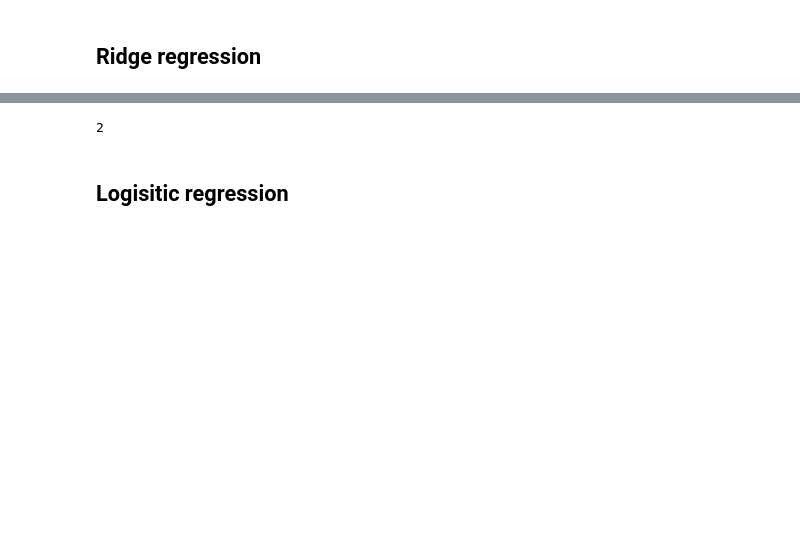
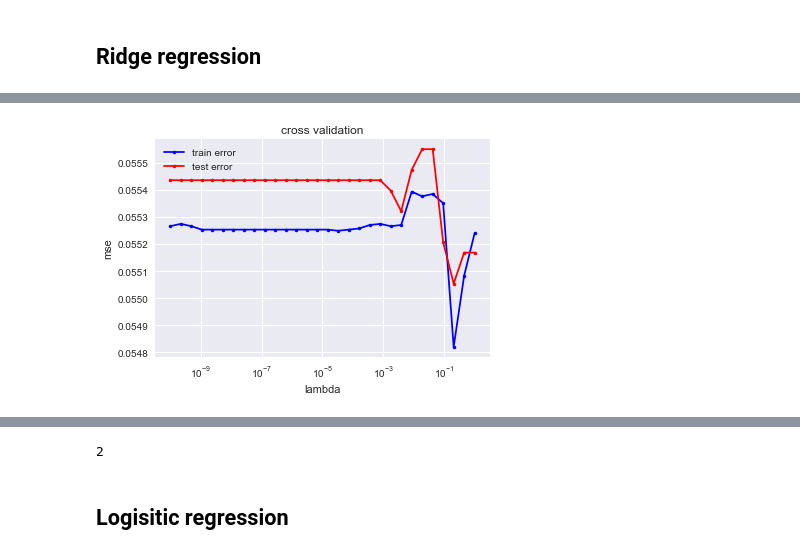
Before and after one commit to inverniz/ML_project, a Jupyter notebook: scripts/Model_building.ipynb, the cells around one changed output, grey strips where cells are left out. Saved outputs shown, nothing was run; the diff lists cells and outputs as text; code cells hidden in the pictures; blank space fills up the shorter version.

```diff
--- a/scripts/Model_building.ipynb
+++ b/scripts/Model_building.ipynb
@@ -195,0 +207,12 @@ cross_validation_visualization(lambdas, rmse_tr, rmse_te)
+# %%
+lambdas = np.logspace(-10,0,30)
+x_jet, y_jet = x_y_for_jet(x,y, 0, False)
+rmse_tr = []
+rmse_te = []
+for lambda_ in lambdas:
+    rmse_tr_, rmse_te_ = cross_validation(y_jet, x_jet, 10, ridge_regression, accuracy, {'lambda_': lambda_}, seed=5)
+    rmse_tr.append(rmse_tr_)
+    rmse_te.append(rmse_te_)
+cross_validation_visualization(lambdas, rmse_tr, rmse_te)
+# %% [output]
+[figure, added]
```
Also changed, not shown: parts of 23 cells of this notebook, 4 other files.
